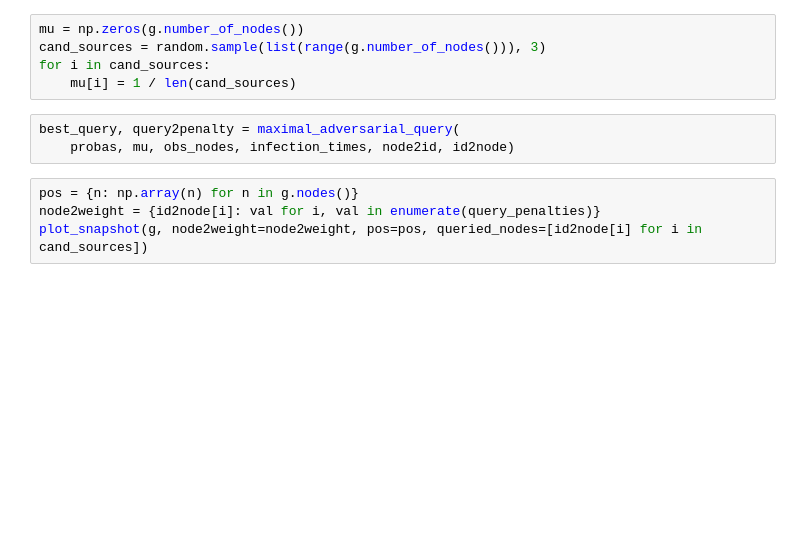
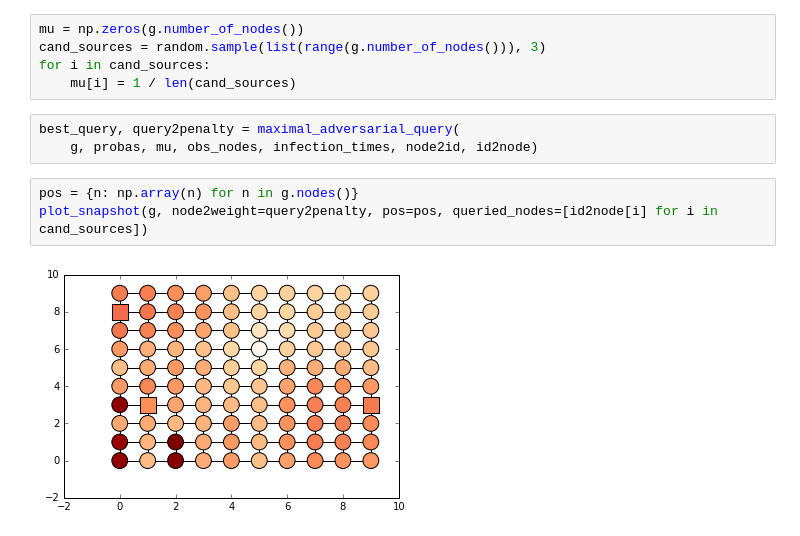
Before and after one commit to xiaohan2012/active-infection-source-finding, a Jupyter notebook: maximal_adversarial_strategy.ipynb, the cells around one changed output. Drawn from its saved outputs; the diff is of its cells as text; blank space fills up the shorter version.

```diff
--- a/maximal_adversarial_strategy.ipynb
+++ b/maximal_adversarial_strategy.ipynb
@@ -18,8 +18,9 @@ for i in cand_sources:
     mu[i] = 1 / len(cand_sources)
 # %%
 best_query, query2penalty = maximal_adversarial_query(
-    probas, mu, obs_nodes, infection_times, node2id, id2node)
+    g, probas, mu, obs_nodes, infection_times, node2id, id2node)
 # %%
 pos = {n: np.array(n) for n in g.nodes()}
-node2weight = {id2node[i]: val for i, val in enumerate(query_penalties)}
-plot_snapshot(g, node2weight=node2weight, pos=pos, queried_nodes=[id2node[i] for i in cand_sources])
+plot_snapshot(g, node2weight=query2penalty, pos=pos, queried_nodes=[id2node[i] for i in cand_sources])
+# %% [output]
+[figure, added]
```
Also changed, not shown: 7 other files.
